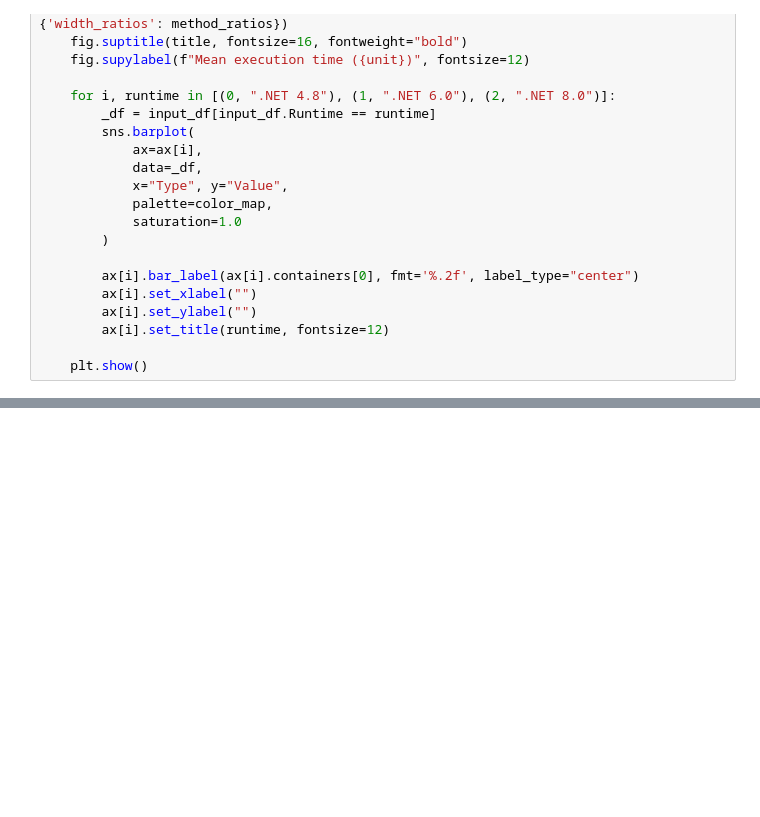
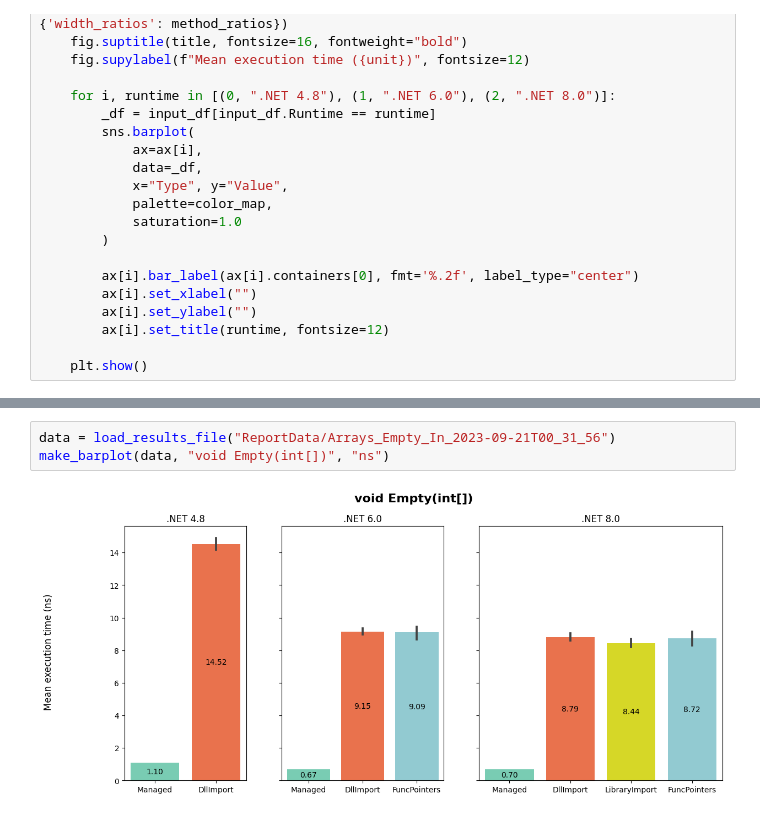
Before and after one commit to oroztocil/perfeval-pinvoke, a Jupyter notebook: REPORT.ipynb, the cells around one changed output, grey strips where cells are left out. Drawn from its saved outputs; the diff is of its cells as text; blank space fills up the shorter version.

```diff
--- a/REPORT.ipynb
+++ b/REPORT.ipynb
@@ -105,0 +268,5 @@ make_barplot(data_Primitive_Int_Out, "int out", "ns")
+# %%
+data = load_results_file("ReportData/Arrays_Empty_In_2023-09-21T00_31_56")
+make_barplot(data, "void Empty(int[])", "ns")
+# %% [output]
+[figure, added]
```
Also changed, not shown: parts of 35 cells of this notebook.
